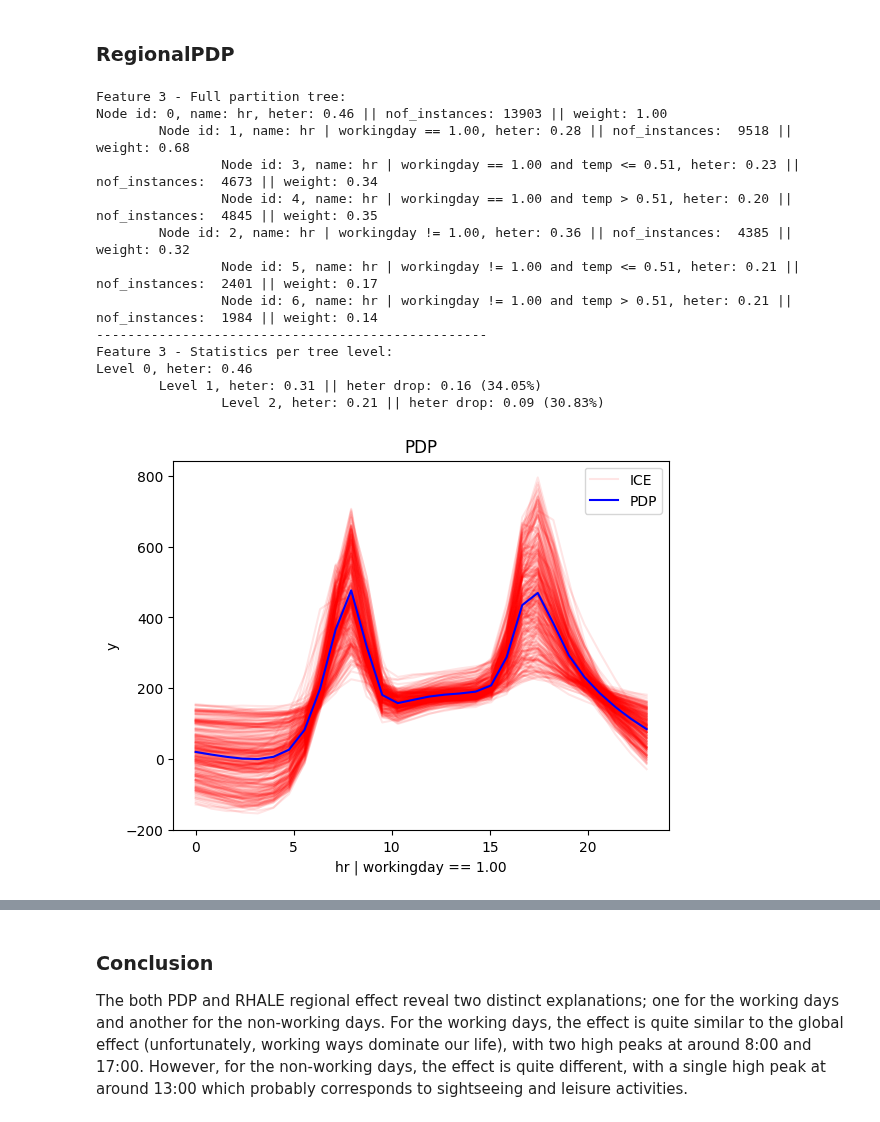
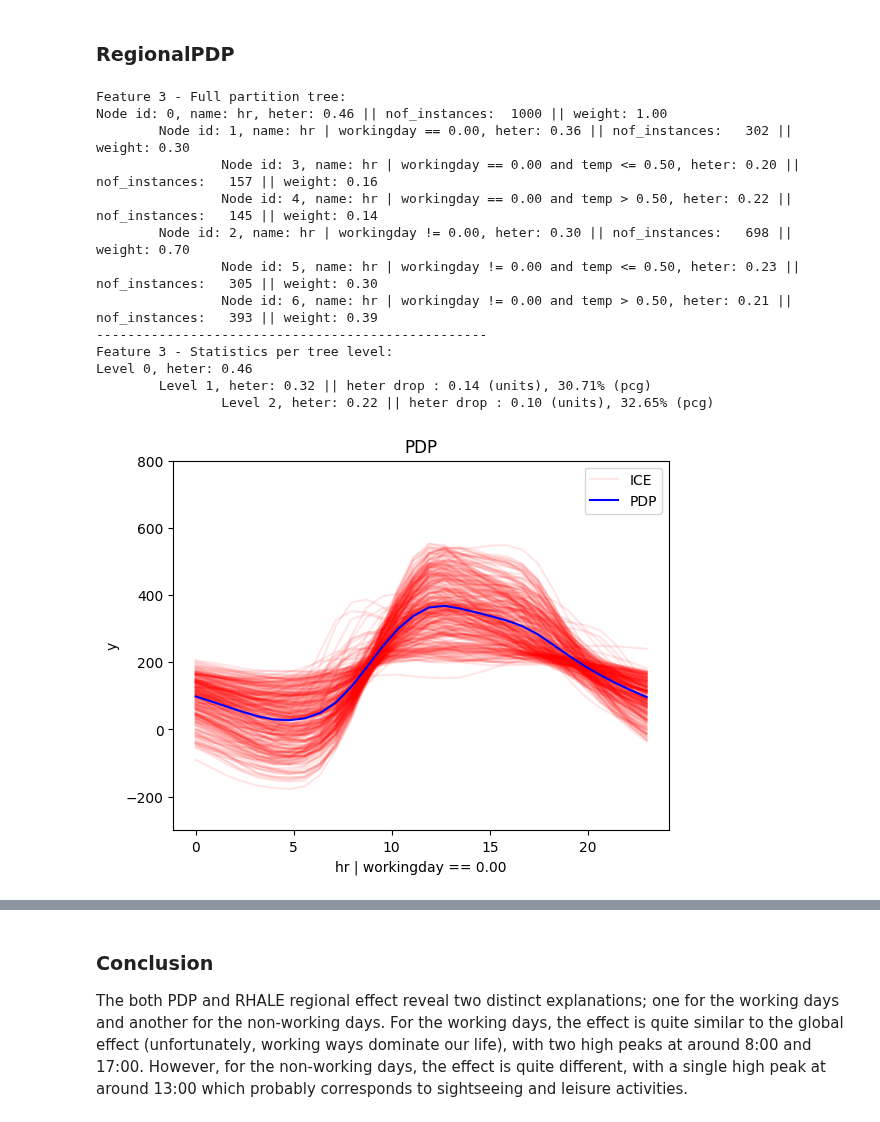
Before and after one commit to givasile/effector, a Jupyter notebook: notebooks/real-examples/01_bike_sharing_dataset.ipynb, the cells around one changed output, grey strips where cells are left out. Drawn from its saved outputs; the diff is of its cells as text; code cells hidden in the pictures.

```diff
--- a/notebooks/real-examples/01_bike_sharing_dataset.ipynb
+++ b/notebooks/real-examples/01_bike_sharing_dataset.ipynb
@@ -305,7 +305,7 @@ regional_pdp = effector.RegionalPDP(
     model=model_forward,
     cat_limit=10,
     feature_names=feature_names,
-    nof_instances="all"
+    nof_instances=1_000
 )
 
 regional_pdp.fit(
@@ -317,26 +317,27 @@ regional_pdp.fit(
     min_points_per_subregion=10,
     candidate_conditioning_features="all",
     split_categorical_features=True,
-    nof_instances=1000
 )
 # %%
 regional_pdp.summary(features=3, only_important=True, scale_x_list=scale_x_list)
 # %% [output]
 Feature 3 - Full partition tree:
-Node id: 0, name: hr, heter: 0.46 || nof_instances: 13903 || weight: 1.00
-        Node id: 1, name: hr | workingday == 1.00, heter: 0.28 || nof_instances:  9518 || weight: 0.68
-                Node id: 3, name: hr | workingday == 1.00 and temp <= 0.51, heter: 0.23 || nof_instances:  4673 || weight: 0.34
-                Node id: 4, name: hr | workingday == 1.00 and temp > 0.51, heter: 0.20 || nof_instances:  4845 || weight: 0.35
-        Node id: 2, name: hr | workingday != 1.00, heter: 0.36 || nof_instances:  4385 || weight: 0.32
-                Node id: 5, name: hr | workingday != 1.00 and temp <= 0.51, heter: 0.21 || nof_instances:  2401 || weight: 0.17
-                Node id: 6, name: hr | workingday != 1.00 and temp > 0.51, heter: 0.21 || nof_instances:  1984 || weight: 0.14
+Node id: 0, name: hr, heter: 0.46 || nof_instances:  1000 || weight: 1.00
+        Node id: 1, name: hr | workingday == 0.00, heter: 0.36 || nof_instances:   302 || weight: 0.30
+                Node id: 3, name: hr | workingday == 0.00 and temp <= 0.50, heter: 0.20 || nof_instances:   157 || weight: 0.16
+                Node id: 4, name: hr | workingday == 0.00 and temp > 0.50, heter: 0.22 || nof_instances:   145 || weight: 0.14
+        Node id: 2, name: hr | workingday != 0.00, heter: 0.30 || nof_instances:   698 || weight: 0.70
+                Node id: 5, name: hr | workingday != 0.00 and temp <= 0.50, heter: 0.23 || nof_instances:   305 || weight: 0.30
+                Node id: 6, name: hr | workingday != 0.00 and temp > 0.50, heter: 0.21 || nof_instances:   393 || weight: 0.39
 --------------------------------------------------
 Feature 3 - Statistics per tree level:
 Level 0, heter: 0.46
-        Level 1, heter: 0.31 || heter drop: 0.16 (34.05%)
-                Level 2, heter: 0.21 || heter drop: 0.09 (30.83%)
+        Level 1, heter: 0.32 || heter drop : 0.14 (units), 30.71% (pcg)
+                Level 2, heter: 0.22 || heter drop : 0.10 (units), 32.65% (pcg)
+# %%
+y_limits=[-300, 800]
 # %%
-regional_pdp.plot(feature=3, node_idx=1, heterogeneity="ice", centering=True, scale_x_list=scale_x_list, scale_y=scale_y)
+regional_pdp.plot(feature=3, node_idx=1, heterogeneity="ice", centering=True, scale_x_list=scale_x_list, scale_y=scale_y, y_limits=y_limits)
 # %% [output]
-[figure, old version]
+[figure, new version]
 # %%
```
Also changed, not shown: parts of 7 cells of this notebook, 10 other files.
